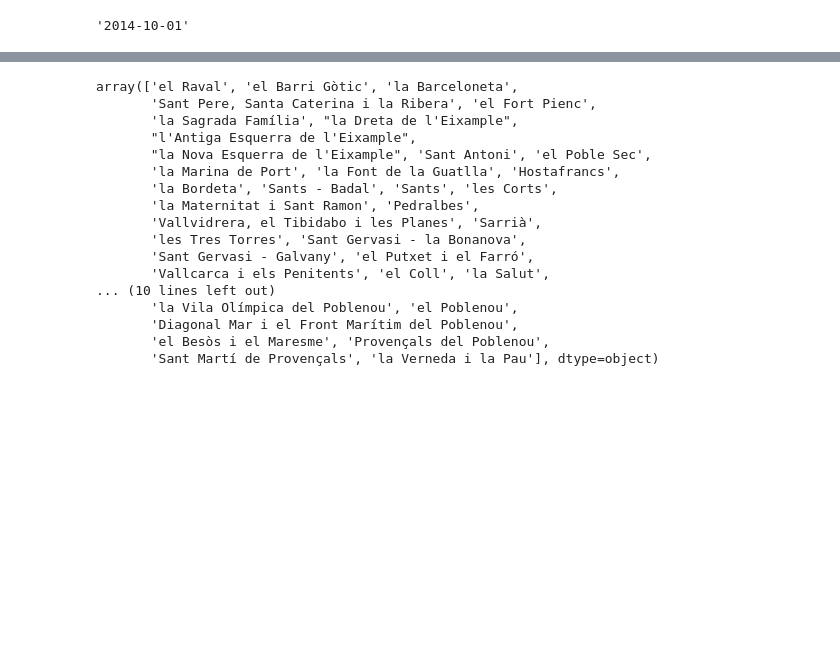
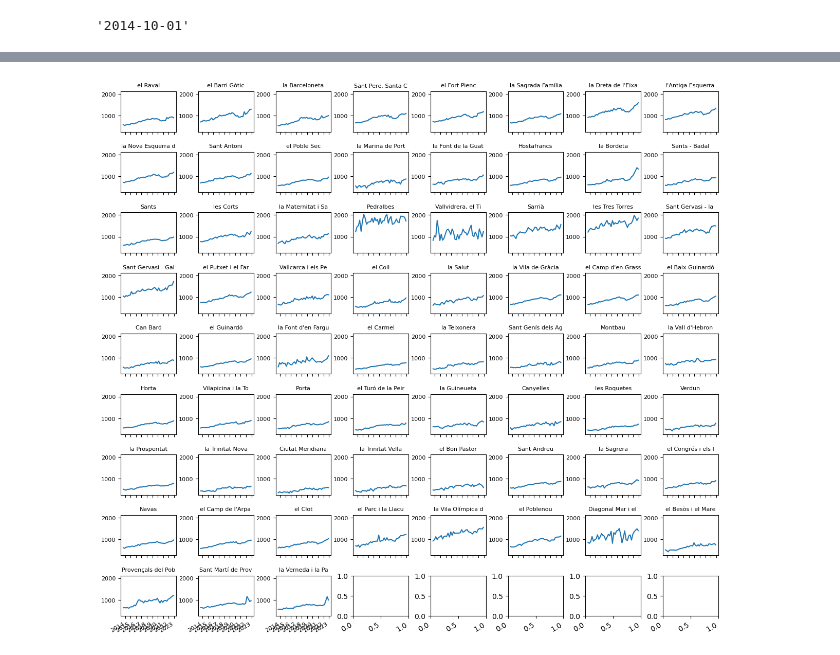
Before and after one commit to luismiguelcasadodiaz/jump2digital, a Jupyter notebook: src/price/pre_price.ipynb, the cells around one changed output, grey strips where cells are left out. Cells and saved outputs as stored; diff of their text form; code cells hidden in the pictures; blank space fills up the shorter version.

```diff
--- a/src/price/pre_price.ipynb
+++ b/src/price/pre_price.ipynb
@@ -379,39 +407,21 @@ price.head()
 # %%
-import matplotlib.pyplot as plt
-import matplotlib.dates as mdates
 barris = price["Nom_Barri"].unique()
 min_price = price["Eur"].min()
 max_price = price["Eur"].max()
 quarter_locator = mdates.MonthLocator(interval=12)
 year_month_formatter = mdates.DateFormatter("%Y") # four digits for year, two for month
-fig, axs = plt.subplots(34, 2, figsize=(12, 400))
+fig, axs = plt.subplots(9, 8, figsize=(15, 15))
+plt.subplots_adjust(hspace=0.5,wspace=0.4)
 for ax, barri in zip(axs.flat, barris):
+    ax.tick_params(labelsize=8)
     ax.plot(price[price["Nom_Barri"] == barri]["Date"],price[price["Nom_Barri"] == barri]["Eur"])
     ax.xaxis.set_major_locator(quarter_locator)
     ax.xaxis.set_major_formatter(year_month_formatter)
     ax.yaxis.set_data_interval(min_price,max_price)
-    ax.set_title("{} Eur/mes".format(barri))
+    ax.set_title("{}".format(barri[:18]),fontsize=8)
 fig.autofmt_xdate()
+# %% [output]
+[figure, added]
-# %%
-barris
-# %% [output]
-array(['el Raval', 'el Barri Gòtic', 'la Barceloneta',
-       'Sant Pere, Santa Caterina i la Ribera', 'el Fort Pienc',
-       'la Sagrada Família', "la Dreta de l'Eixample",
-       "l'Antiga Esquerra de l'Eixample",
-       "la Nova Esquerra de l'Eixample", 'Sant Antoni', 'el Poble Sec',
-       'la Marina de Port', 'la Font de la Guatlla', 'Hostafrancs',
-       'la Bordeta', 'Sants - Badal', 'Sants', 'les Corts',
-       'la Maternitat i Sant Ramon', 'Pedralbes',
-       'Vallvidrera, el Tibidabo i les Planes', 'Sarrià',
-       'les Tres Torres', 'Sant Gervasi - la Bonanova',
-       'Sant Gervasi - Galvany', 'el Putxet i el Farró',
-       'Vallcarca i els Penitents', 'el Coll', 'la Salut',
-... (10 lines left out)
-       'la Vila Olímpica del Poblenou', 'el Poblenou',
-       'Diagonal Mar i el Front Marítim del Poblenou',
-       'el Besòs i el Maresme', 'Provençals del Poblenou',
-       'Sant Martí de Provençals', 'la Verneda i la Pau'], dtype=object)
 # %%
 fig, axs = plt.subplots(figsize=(12, 12))
 any=2023
```
Also changed, not shown: parts of 9 cells of this notebook, 4 other files.
